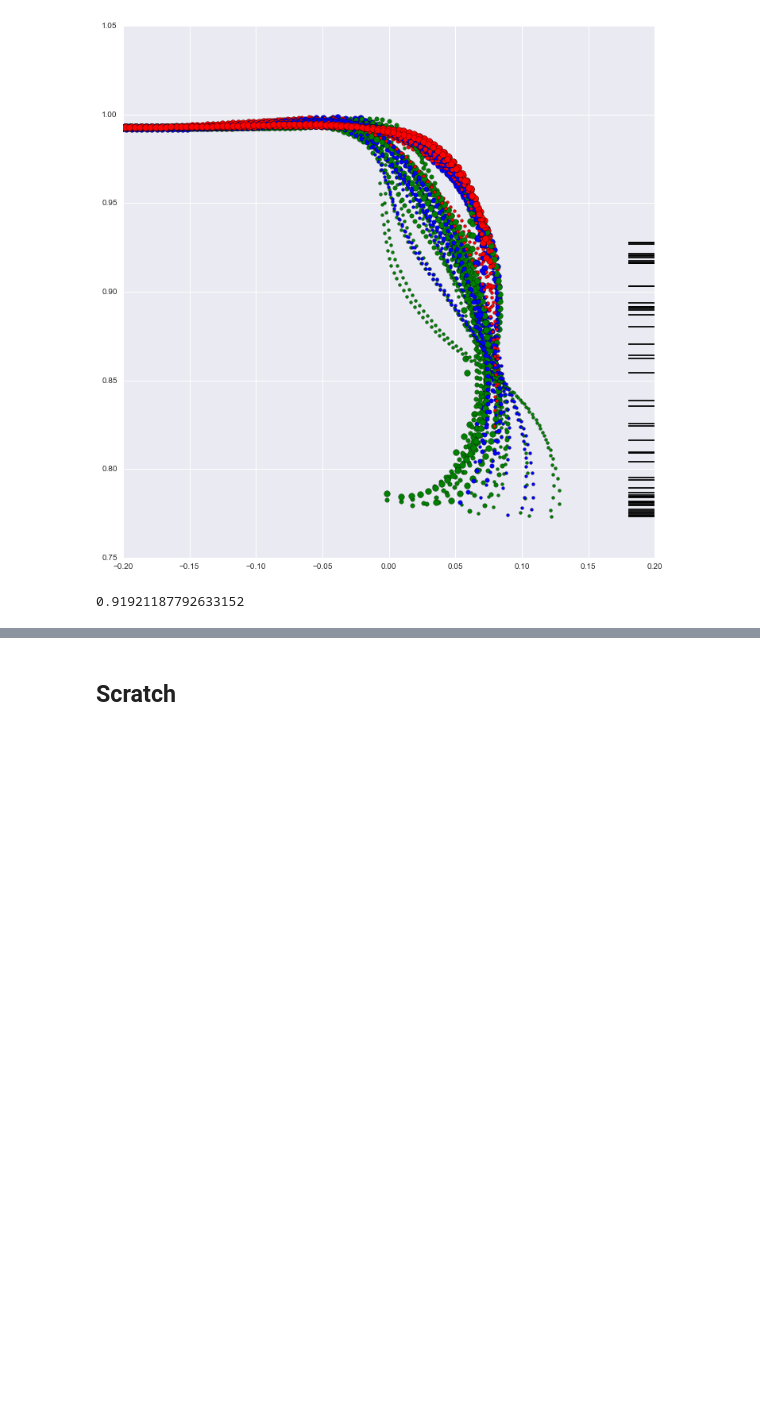
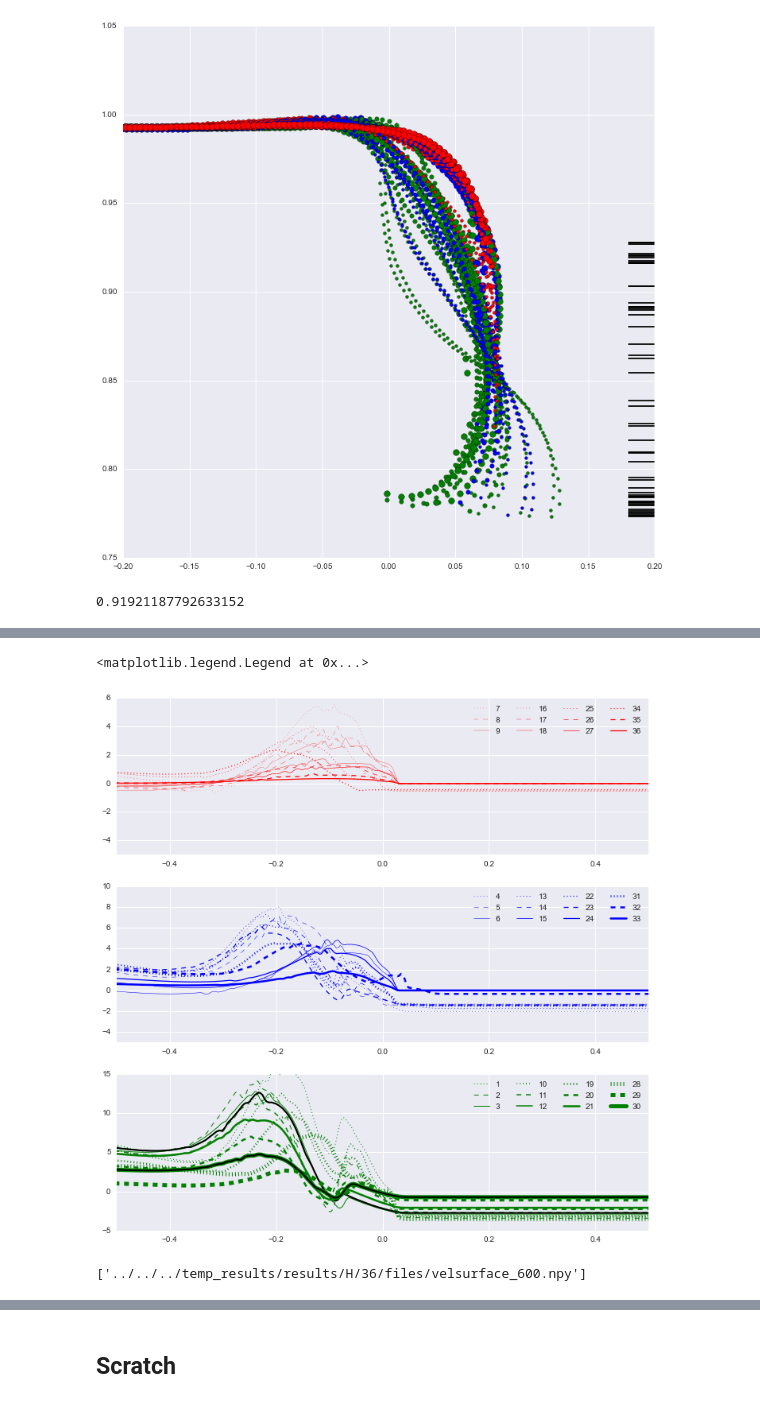
Before and after one commit to dansand/2dthermalslabs, a Jupyter notebook: kaplan/Analysis/pandas_analysis.ipynb, the cells around one changed output, grey strips where cells are left out. Cells and saved outputs as stored; diff of their text form; code cells hidden in the pictures; blank space fills up the shorter version.

```diff
--- a/kaplan/Analysis/pandas_analysis.ipynb
+++ b/kaplan/Analysis/pandas_analysis.ipynb
@@ -792,0 +1005,67 @@ data[:,1].min()
+# %%
+import os, sys
+subdirectories = natsort(os.listdir(rdir + '/temp_results/results/H/'))
+fig = plt.figure(figsize=(12,12))
+
+ax1 = fig.add_subplot(311)
+ax2 = fig.add_subplot(312)
+ax3 = fig.add_subplot(313)
+
+#Note the 4 is hardcoded - this should be the number of files per model - not necesarrily constant either.
+midswarmArray = np.ones((len(subdirectories), 4, 2))
+
+surface_xs = np.linspace(-2., 2., 1153)
+
+
+
+for i, d in enumerate(subdirectories):
+    fext = '/temp_results/results/H/' + d + '/**/*velsurface_600.npy'
+    fileN = natsort(glob2.glob(rdir + fext))[0]
+    data = np.load(fileN)
+    ls = '-'
+    lw= 50*newdf['eta_max_crust'][i]/newdf['eta0'][i]
+    if float(newdf['eta0'][i]) == 1e21:
+        c = 'r'
+        if float(newdf['fcm'][i]) == 0.015:
+            ls = ':'
+        elif float(newdf['fcm'][i]) == 0.03:
+            ls = '--'
+        ax1.plot(surface_xs, data[:,0]*(1e-6/2900e3)*(100.*3600*24*365), lw = lw, c=c, ls = ls, label= str(i + 1))
+    elif float(newdf['eta0'][i]) == 5e20:
+        c = 'b'
+        if float(newdf['fcm'][i]) == 0.015:
+            ls = ':'
+        elif float(newdf['fcm'][i]) == 0.03:
+            ls = '--'
+        ax2.plot(surface_xs, data[:,0]*(1e-6/2900e3)*(100.*3600*24*365), lw = lw, c=c , ls = ls, label= str(i + 1))
+    else:
+        c = 'g'
+        if float(newdf['fcm'][i]) == 0.015:
+            ls = ':'
+        elif float(newdf['fcm'][i]) == 0.03:
+            ls = '--'
+        ax3.plot(surface_xs, data[:,0]*(1e-6/2900e3)*(100.*3600*24*365),lw = lw, c=c, ls = ls , label= str(i + 1))
+
+        if i == 11 or i == 29:
+            ax3.plot(surface_xs, data[:,0]*(1e-6/2900e3)*(100.*3600*24*365),lw = 2, c='k', ls = ls)
+
+ax1.set_xlim(-0.5,0.5)
+ax1.set_ylim(-5.,6)
+
+ax2.set_xlim(-0.5,0.5)
+ax2.set_ylim(-5.,10)
+
+ax3.set_xlim(-0.5,0.5)
+ax3.set_ylim(-5.,15)
+
+
+ax1.legend(ncol=4)
+ax2.legend(ncol=4)
+ax3.legend(ncol=4)
+# %% [output]
+<matplotlib.legend.Legend at 0x...>
+[figure, added]
+# %%
+files
+# %% [output]
+['../../../temp_results/results/H/36/files/velsurface_600.npy']
```
Also changed, not shown: parts of 17 cells of this notebook, 3 other files.
